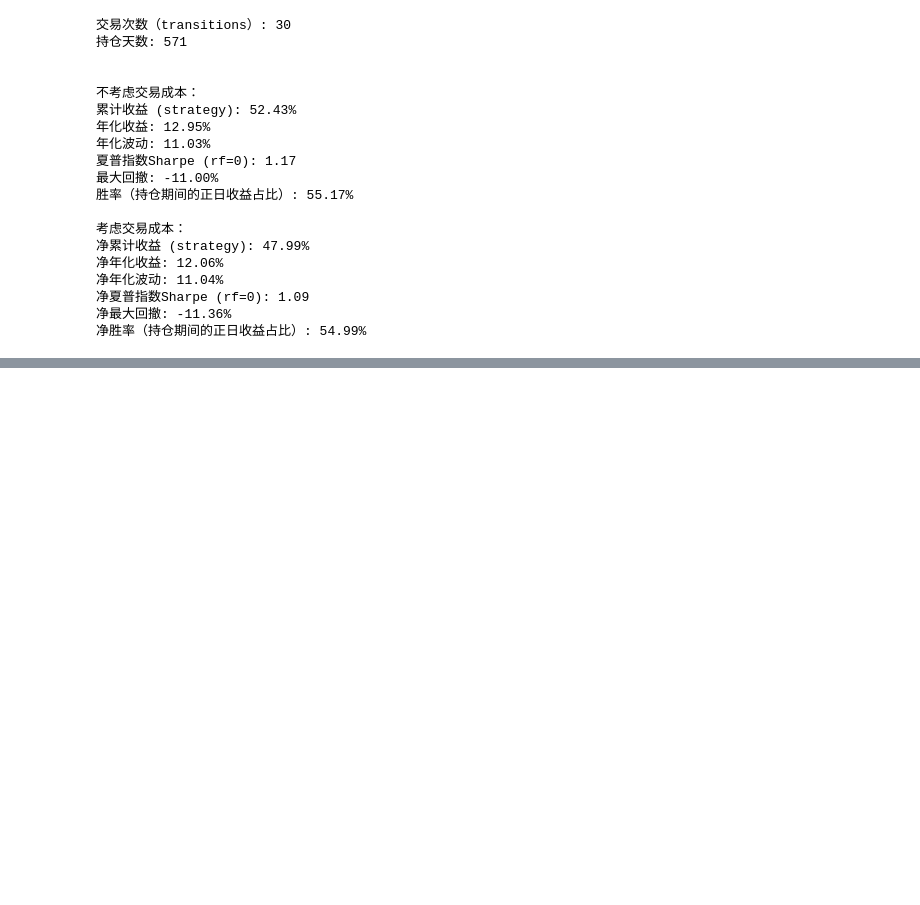
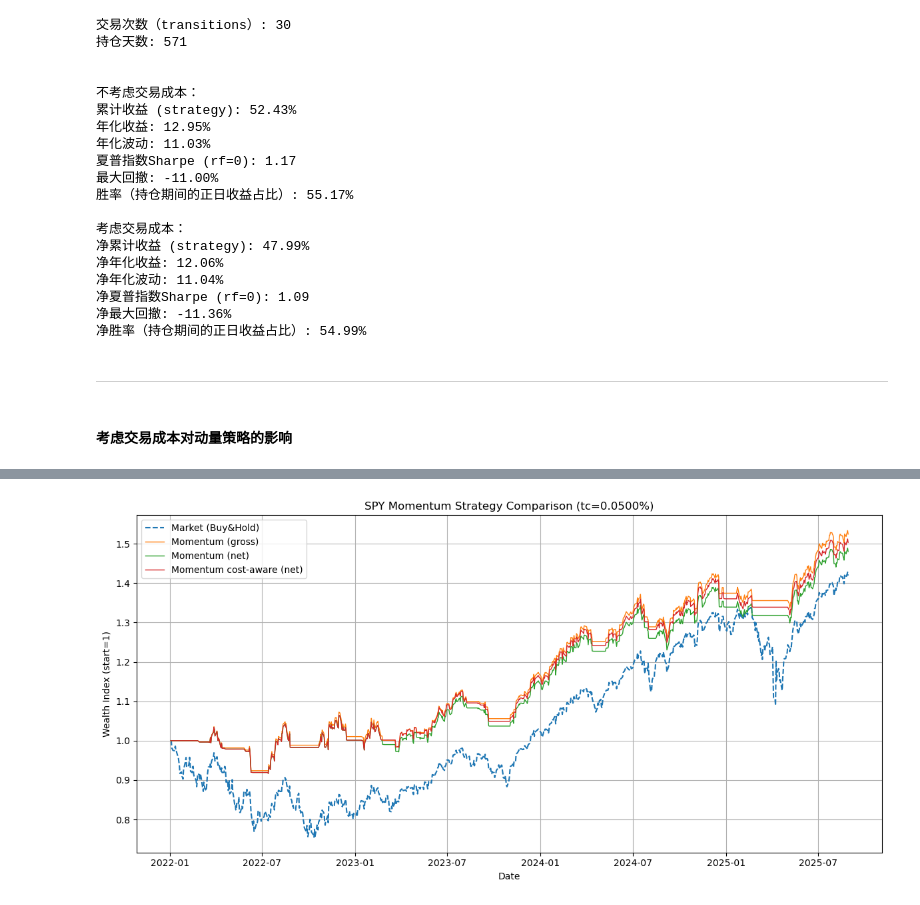
Before and after one commit to lhffnwonder/momentum-demo, a Jupyter notebook: notebooks/momentum_backtest.ipynb, the cells around one changed output, grey strips where cells are left out. Cells and saved outputs as stored; diff of their text form; code cells hidden in the pictures; blank space fills up the shorter version.

```diff
--- a/notebooks/momentum_backtest.ipynb
+++ b/notebooks/momentum_backtest.ipynb
@@ -308,3 +308,7 @@ print("净胜率（持仓期间的正日收益占比）:", f"{win_rate_net:.2%}"
 净夏普指数Sharpe (rf=0): 1.09
 净最大回撤: -11.36%
 净胜率（持仓期间的正日收益占比）: 54.99%
+# %% [markdown]
+---
+# %% [markdown]
+#### 考虑交易成本对动量策略的影响
@@ -310,0 +360,6 @@ print("净胜率（持仓期间的正日收益占比）:", f"{win_rate_net:.2%}"
+# %%
+# 交易成本（单边），可调
+tc = 0.0005  # 0.05% 单边成本
+# 成本感知开仓/平仓阈值（可调）
+open_threshold = 2 * tc   # 开仓阈值：只有当动量 > round-trip 成本时才考虑开仓
+close_threshold = 0.0     # 平仓阈值：当动量 <= close_threshold 时离场
@@ -310,0 +399,67 @@ print("净胜率（持仓期间的正日收益占比）:", f"{win_rate_net:.2%}"
+# %%
+# ----------------- 计算各类指标 -----------------
+metrics = {}
+metrics['gross'] = compute_metrics(df, 'strat_ret', 'wealth_strategy', 'signal_shift', TRADING_DAYS)
+metrics['gross']['market_cumulative'] = df['wealth_market'].iloc[-1] - 1
+metrics['net'] = compute_metrics(df, 'strat_ret_net', 'wealth_strategy_net', 'signal_shift', TRADING_DAYS)
+metrics['cost_aware_gross'] = compute_metrics(df, 'strat_ret_ca', 'wealth_strategy_ca', 'signal_cost_shift', TRADING_DAYS)
+metrics['cost_aware_net'] = compute_metrics(df, 'strat_ret_ca_net', 'wealth_strategy_ca_net', 'signal_cost_shift', TRADING_DAYS)
+
+# ----------------- 打印清晰对比（尽量保持你原来的输出格式） -----------------
+print("\n=== 对比总结 ===")
+print(f"样本行数: {metrics['gross']['n_days']}  时间区间: {df.index.min()} -> {df.index.max()}")
+def p(x): return f"{x:.2%}" if (isinstance(x, (float, np.floating)) and not np.isnan(x)) else str(x)
+
+print("\n-- 原始策略（gross） --")
+print("累计收益:", p(metrics['gross']['cumulative_return']), "年化:", p(metrics['gross']['annualized_return']), "Sharpe:", f"{metrics['gross']['sharpe']:.2f}")
+print("最大回撤:", p(metrics['gross']['max_drawdown']), "换手(side_trades):", p(metrics['gross']['side_trades']), "round-trips:", metrics['gross']['round_trips'])
+print("持仓天数:", metrics['gross']['holding_days'], f"({metrics['gross']['holding_pct']:.2%})", "胜率:", p(metrics['gross']['win_rate']))
+
+print("\n-- 原始策略（net, after tc={:.4%}) --".format(tc))
+print("累计收益:", p(metrics['net']['cumulative_return']), "年化:", p(metrics['net']['annualized_return']), "Sharpe:", f"{metrics['net']['sharpe']:.2f}")
+print("最大回撤:", p(metrics['net']['max_drawdown']), "换手(side_trades):", p(metrics['net']['side_trades']), "round-trips:", metrics['net']['round_trips'])
+print("持仓天数:", metrics['net']['holding_days'], f"({metrics['net']['holding_pct']:.2%})", "胜率:", p(metrics['net']['win_rate']))
+
+print("\n-- 成本感知策略（gross） --")
+print("累计收益:", p(metrics['cost_aware_gross']['cumulative_return']), "年化:", p(metrics['cost_aware_gross']['annualized_return']), "Sharpe:", f"{metrics['cost_aware_gross']['sharpe']:.2f}")
+print("最大回撤:", p(metrics['cost_aware_gross']['max_drawdown']), "换手(side_trades):", p(metrics['cost_aware_gross']['side_trades']), "round-trips:", metrics['cost_aware_gross']['round_trips'])
+print("持仓天数:", metrics['cost_aware_gross']['holding_days'], f"({metrics['cost_aware_gross']['holding_pct']:.2%})", "胜率:", p(metrics['cost_aware_gross']['win_rate']))
+
+print("\n-- 成本感知策略（net, after tc={:.4%}) --".format(tc))
+print("累计收益:", p(metrics['cost_aware_net']['cumulative_return']), "年化:", p(metrics['cost_aware_net']['annualized_return']), "Sharpe:", f"{metrics['cost_aware_net']['sharpe']:.2f}")
+print("最大回撤:", p(metrics['cost_aware_net']['max_drawdown']), "换手(side_trades):", p(metrics['cost_aware_net']['side_trades']), "round-trips:", metrics['cost_aware_net']['round_trips'])
+print("持仓天数:", metrics['cost_aware_net']['holding_days'], f"({metrics['cost_aware_net']['holding_pct']:.2%})", "胜率:", p(metrics['cost_aware_net']['win_rate']))
+
+# ----------------- 保存 daily results（包含所有列） -----------------
+df.to_csv(results_dir / "daily_results_comparison.csv", index=True) # type: ignore
+# 保存 summary 对比 CSV
+summary_rows = []
+for k, v in metrics.items():
+    prefix = k
+    for metric_name, val in v.items():
+        summary_rows.append({
+            "strategy": prefix,
+            "metric": metric_name,
+            "value": val
+        })
+summary_df = pd.DataFrame(summary_rows)
+summary_df.to_csv(results_dir / "summary_metrics_comparison.csv", index=False)
+print("对比CSV文件保存在：", results_dir / "summary_metrics_comparison.csv")
+
+# ----------------- 绘图：市场、原始策略、成本感知策略（net） -------------
+plt.figure(figsize=(12,6))
+plt.plot(df.index, df['wealth_market'], label='Market (Buy&Hold)', linestyle='--', linewidth=1.5) # type: ignore
+plt.plot(df.index, df['wealth_strategy'], label='Momentum (gross)', linewidth=1) # type: ignore
+plt.plot(df.index, df['wealth_strategy_net'], label='Momentum (net)', linewidth=1) # type: ignore
+plt.plot(df.index, df['wealth_strategy_ca_net'], label='Momentum cost-aware (net)', linewidth=1) # type: ignore
+plt.legend()
+plt.title(f"{TICKER} Momentum Strategy Comparison (tc={tc:.4%})")
+plt.ylabel("Wealth Index (start=1)")
+plt.xlabel("Date")
+plt.grid(True)
+plt.tight_layout()
+plt.savefig(results_dir / "performance_comparison.png", dpi=150)
+print("对比折线图保存在：", results_dir / "performance_comparison.png")
+plt.show()
+plt.close()
+# %% [output]
@@ -310,0 +483 @@ print("净胜率（持仓期间的正日收益占比）:", f"{win_rate_net:.2%}"
+[figure, added]
```
Also changed, not shown: parts of 4 cells of this notebook, 10 other files.
